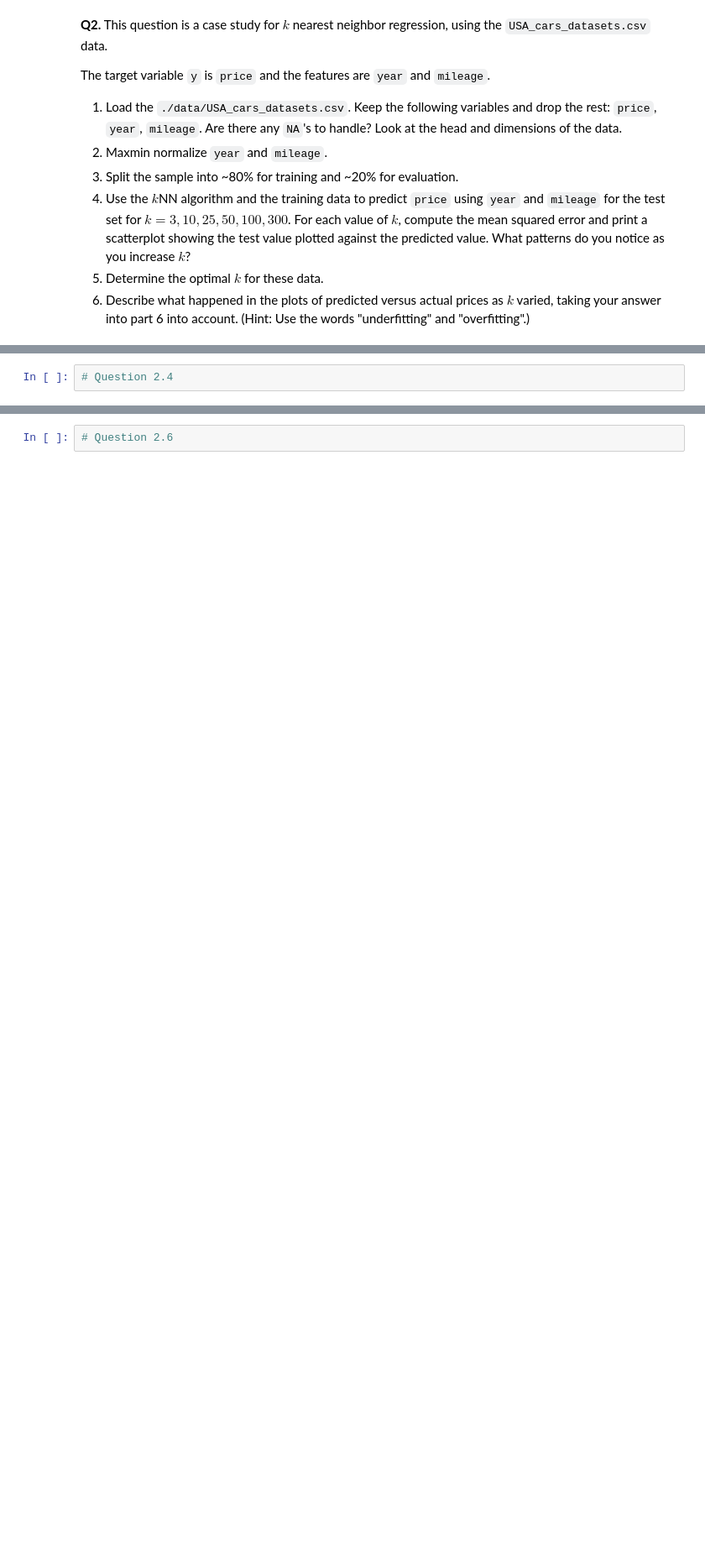
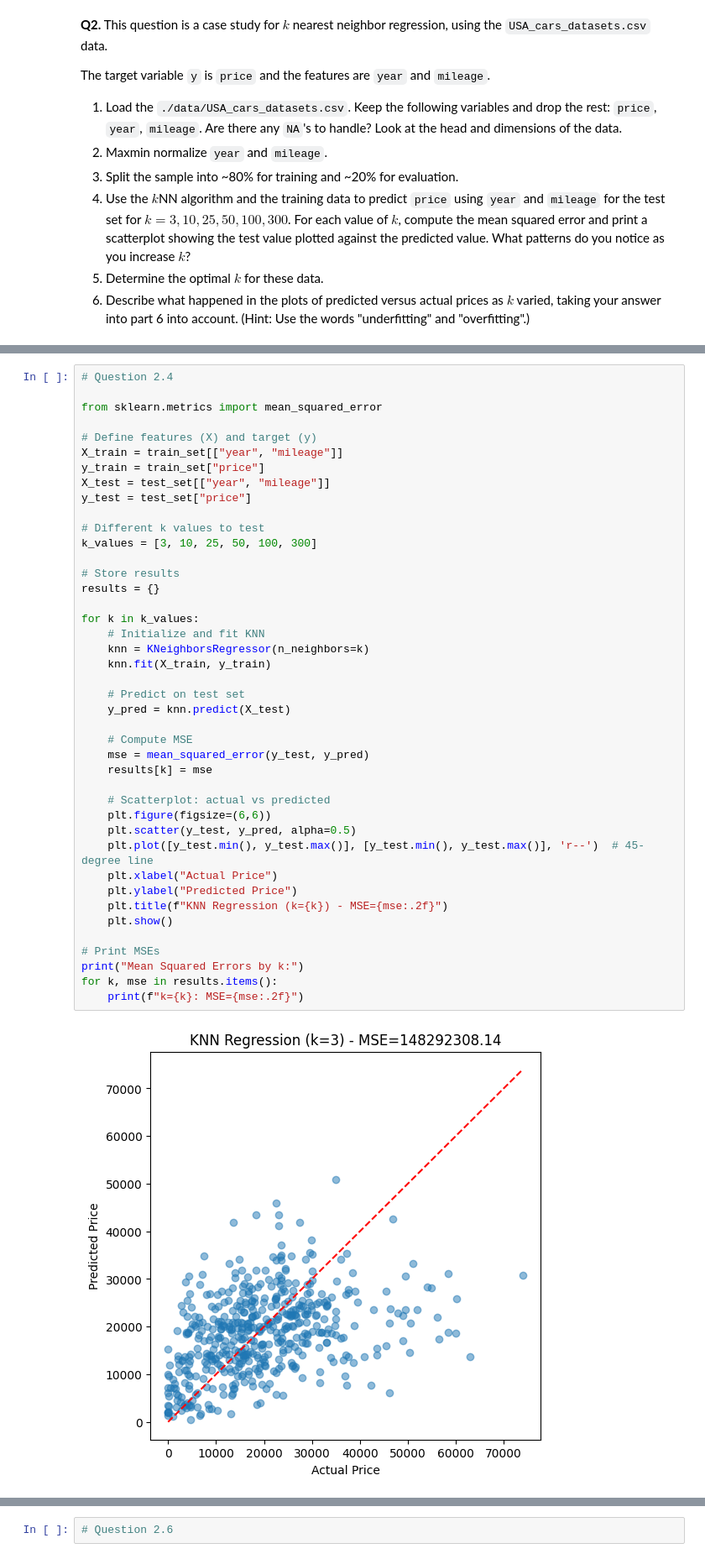
Before and after one commit to bburt26/knn_assignment, a Jupyter notebook: assignment_knn.ipynb, the cells around one changed output, grey strips where cells are left out. Shown at 84% size. Saved outputs shown, nothing was run; the diff lists cells and outputs as text; blank space fills up the shorter version.

```diff
--- a/assignment_knn.ipynb
+++ b/assignment_knn.ipynb
@@ -161,2 +163,44 @@ Test set shape: (500, 5)
 # %%
 # Question 2.4
+
+from sklearn.metrics import mean_squared_error
+
+# Define features (X) and target (y)
+X_train = train_set[["year", "mileage"]]
+y_train = train_set["price"]
+X_test = test_set[["year", "mileage"]]
+y_test = test_set["price"]
+
+# Different k values to test
+k_values = [3, 10, 25, 50, 100, 300]
+
+# Store results
+results = {}
+
+for k in k_values:
+    # Initialize and fit KNN
+    knn = KNeighborsRegressor(n_neighbors=k)
+    knn.fit(X_train, y_train)
+
+    # Predict on test set
+    y_pred = knn.predict(X_test)
+
+    # Compute MSE
+    mse = mean_squared_error(y_test, y_pred)
+    results[k] = mse
+
+    # Scatterplot: actual vs predicted
+    plt.figure(figsize=(6,6))
+    plt.scatter(y_test, y_pred, alpha=0.5)
+    plt.plot([y_test.min(), y_test.max()], [y_test.min(), y_test.max()], 'r--')  # 45-degree line
+    plt.xlabel("Actual Price")
+    plt.ylabel("Predicted Price")
+    plt.title(f"KNN Regression (k={k}) - MSE={mse:.2f}")
+    plt.show()
+
+# Print MSEs
+print("Mean Squared Errors by k:")
+for k, mse in results.items():
+    print(f"k={k}: MSE={mse:.2f}")
+# %% [output]
+[figure, added]
```
Also changed, not shown: parts of 6 cells of this notebook.
